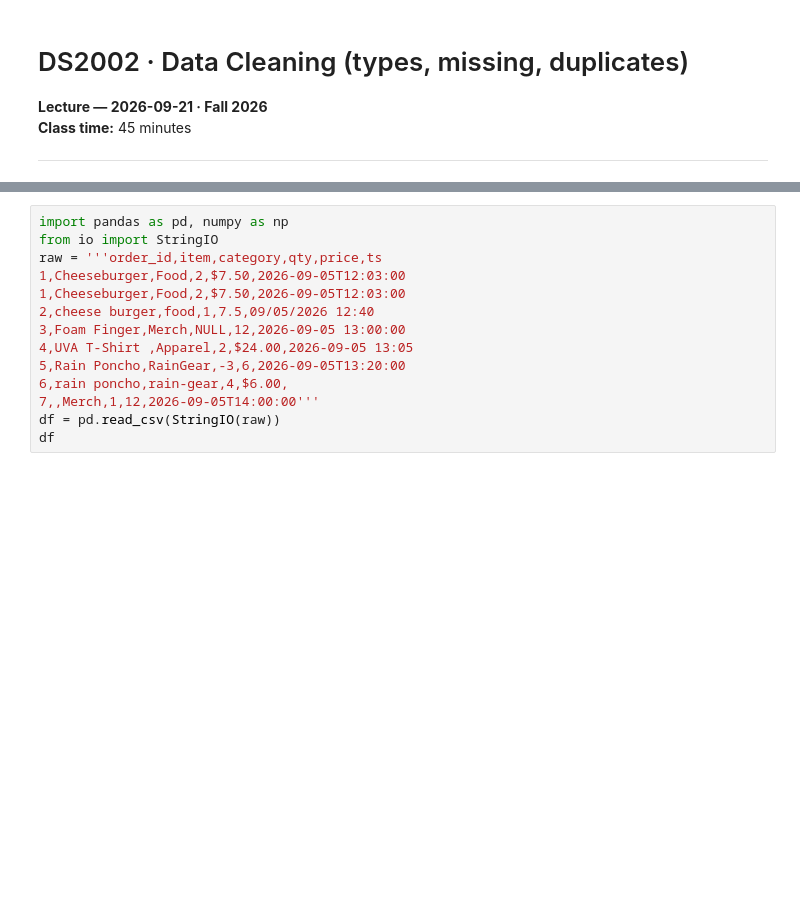
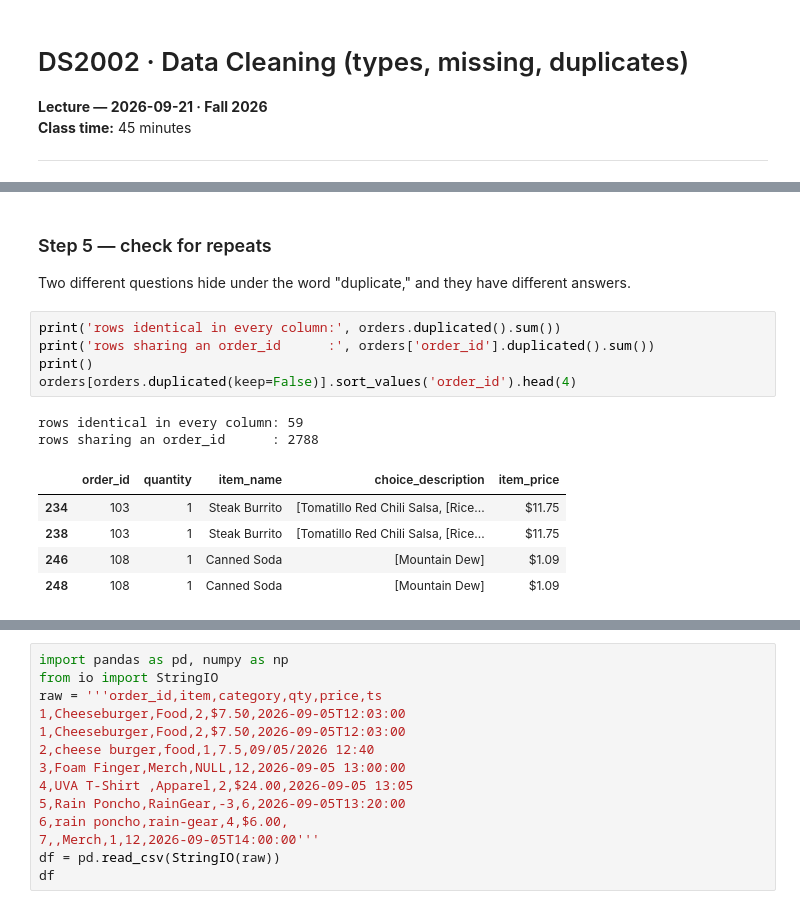
Before and after one commit to jacklenkk/DS2002-Class, a Jupyter notebook: notebooks/03-pandas-cleaning/2026-09-21 — Data Cleaning (types, missing, duplicates) — Lecture.ipynb, the cells around one changed output, grey strips where cells are left out. Saved outputs shown, nothing was run; the diff lists cells and outputs as text; blank space fills up the shorter version.

Commit message:
Rebuild the cleaning lecture around a real file students have not seen
Co-authored-by: Cursor <cursoragent@cursor.com>

```diff
--- a/notebooks/03-pandas-cleaning/2026-09-21 — Data Cleaning (types, missing, duplicates) — Lecture.ipynb
+++ b/notebooks/03-pandas-cleaning/2026-09-21 — Data Cleaning (types, missing, duplicates) — Lecture.ipynb
@@ -204,0 +153,17 @@ This little file has every problem the big one has, plus a couple more.
+# %% [markdown]
+### Step 5 — check for repeats
+
+Two different questions hide under the word "duplicate," and they have different answers.
+# %%
+print('rows identical in every column:', orders.duplicated().sum())
+print('rows sharing an order_id      :', orders['order_id'].duplicated().sum())
+print()
+orders[orders.duplicated(keep=False)].sort_values('order_id').head(4)
+# %% [output]
+rows identical in every column: 59
+rows sharing an order_id      : 2788
+|  | order_id | quantity | item_name | choice_description | item_price |
+| 234 | 103 | 1 | Steak Burrito | [Tomatillo Red Chili Salsa, [Rice... | $11.75 |
+| 238 | 103 | 1 | Steak Burrito | [Tomatillo Red Chili Salsa, [Rice... | $11.75 |
+| 246 | 108 | 1 | Canned Soda | [Mountain Dew] | $1.09 |
+| 248 | 108 | 1 | Canned Soda | [Mountain Dew] | $1.09 |
```
Also changed, not shown: parts of 57 cells of this notebook.
